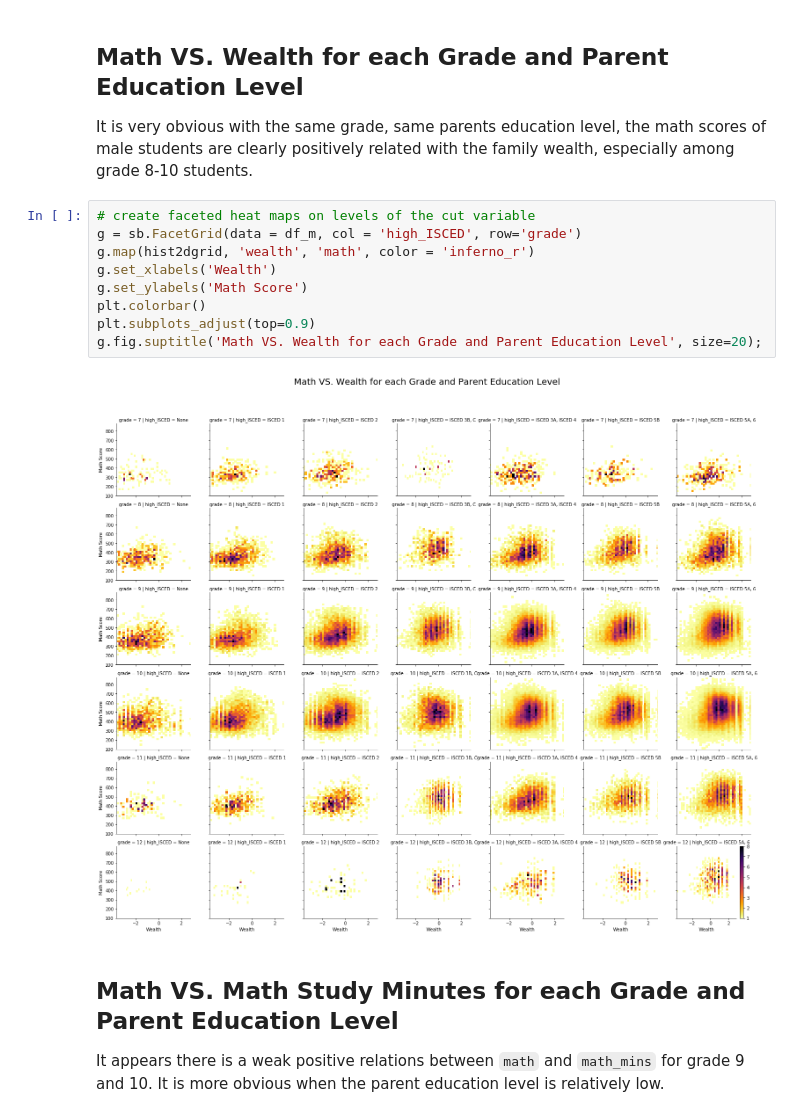
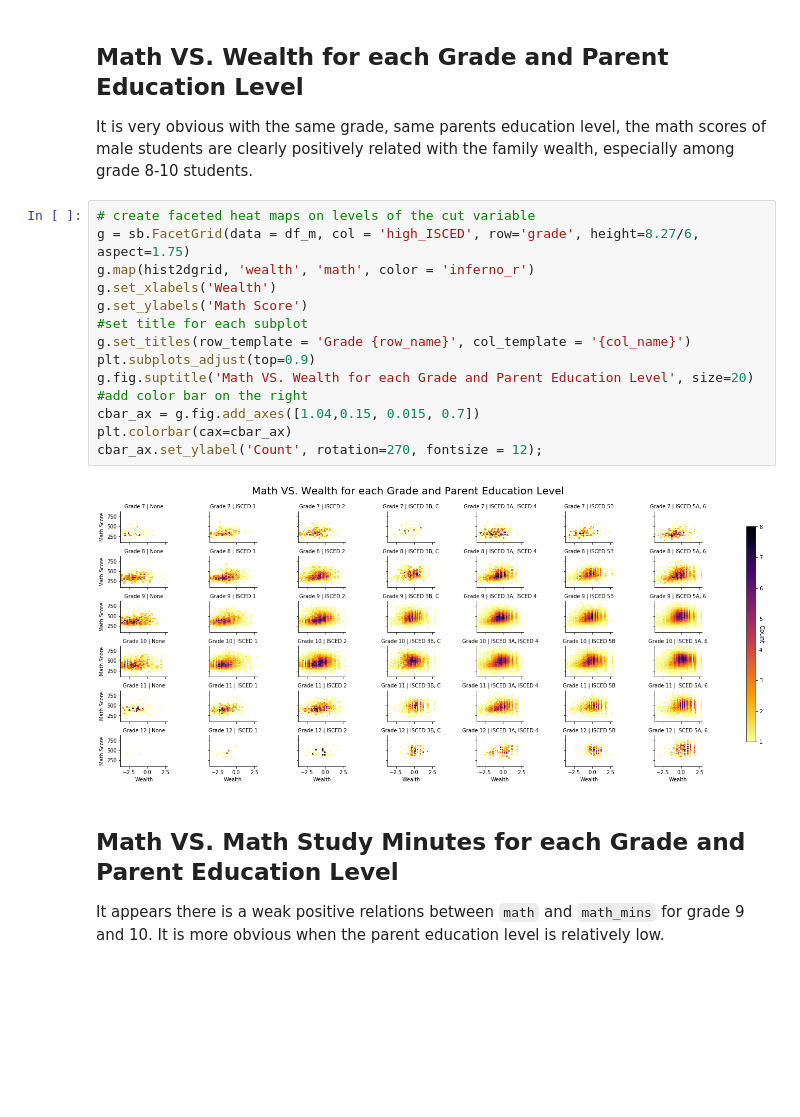
Before and after one commit to bchen-yyc/DAND-PISA, a Jupyter notebook: slide_deck_PISA2012.ipynb, the cells around one changed output. Drawn from its saved outputs; the diff is of its cells as text; blank space fills up the shorter version.

```diff
--- a/slide_deck_PISA2012.ipynb
+++ b/slide_deck_PISA2012.ipynb
@@ -159,15 +175,20 @@ To further explore the relationship between math score with wealth, math study m
 It is very obvious with the same grade, same parents education level, the math scores of male students are clearly positively related with the family wealth, especially among grade 8-10 students.
 # %%
 # create faceted heat maps on levels of the cut variable
-g = sb.FacetGrid(data = df_m, col = 'high_ISCED', row='grade')
+g = sb.FacetGrid(data = df_m, col = 'high_ISCED', row='grade', height=8.27/6, aspect=1.75)
 g.map(hist2dgrid, 'wealth', 'math', color = 'inferno_r')
 g.set_xlabels('Wealth')
 g.set_ylabels('Math Score')
-plt.colorbar()
+#set title for each subplot
+g.set_titles(row_template = 'Grade {row_name}', col_template = '{col_name}')
 plt.subplots_adjust(top=0.9)
-g.fig.suptitle('Math VS. Wealth for each Grade and Parent Education Level', size=20);
+g.fig.suptitle('Math VS. Wealth for each Grade and Parent Education Level', size=20)
+#add color bar on the right
+cbar_ax = g.fig.add_axes([1.04,0.15, 0.015, 0.7])
+plt.colorbar(cax=cbar_ax)
+cbar_ax.set_ylabel('Count', rotation=270, fontsize = 12);
 # %% [output]
-[figure, old version]
+[figure, new version]
 # %% [markdown]
 ## Math VS. Math Study Minutes for each Grade and Parent Education Level
 It appears there is a weak positive relations between `math` and `math_mins` for grade 9 and 10. It is more obvious when the parent education level is relatively low.
```
Also changed, not shown: parts of 16 cells of this notebook.
